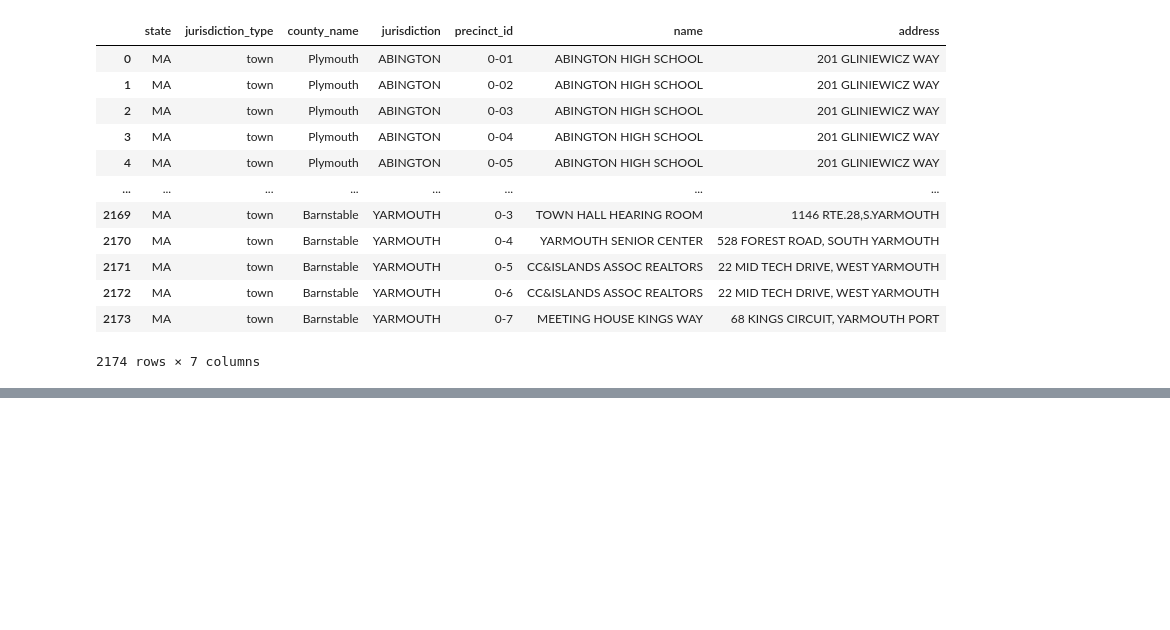
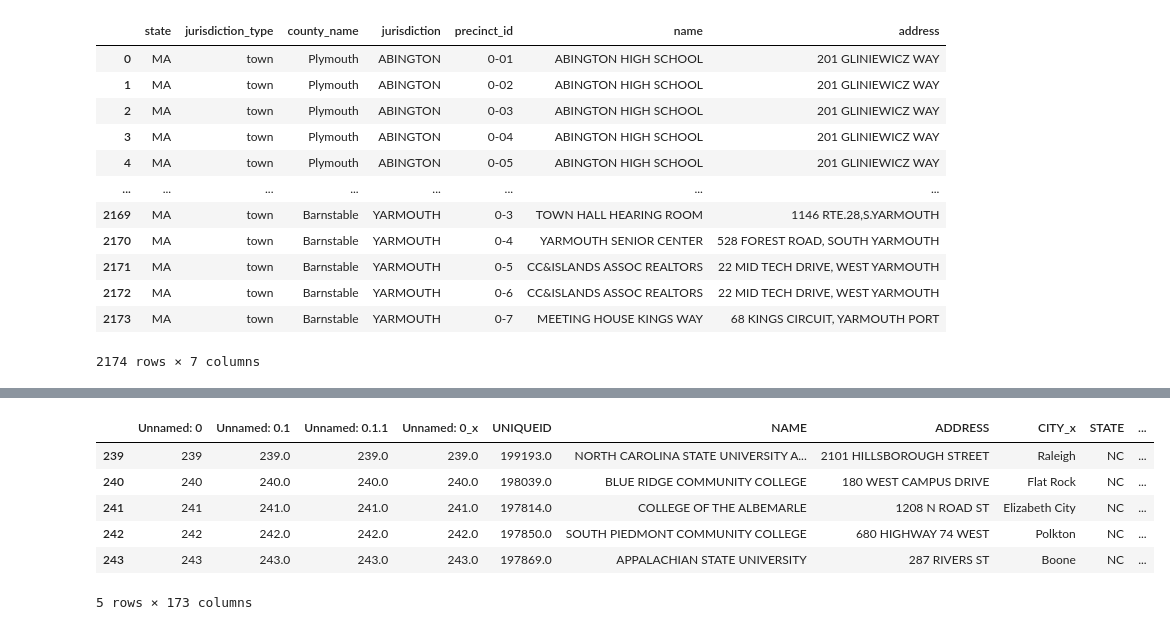
Before and after one commit to nickeubank/mtv_viacom_capstone, a Jupyter notebook: 10_code/10_prepare_data/61_clean_2018_States.ipynb, the cells around one changed output, grey strips where cells are left out. Drawn from its saved outputs; the diff is of its cells as text; code cells hidden in the pictures; blank space fills up the shorter version.

```diff
--- a/10_code/10_prepare_data/61_clean_2018_States.ipynb
+++ b/10_code/10_prepare_data/61_clean_2018_States.ipynb
@@ -172,0 +202,11 @@ data.to_csv(f"../../20_intermediate_files/10_polling_places/2018_Polling_Clean/c
+# %%
+new_states = df[df['STATE'].isin(['MI' , 'WI' , 'FL' , 'GA' , 'TX' , 'NC' , 'AZ'])]
+new_states.head()
+# %% [output]
+|  | Unnamed: 0 | Unnamed: 0.1 | Unnamed: 0.1.1 | Unnamed: 0_x | UNIQUEID | NAME | ADDRESS | CITY_x | STATE | ... |
+| 239 | 239 | 239.0 | 239.0 | 239.0 | 199193.0 | NORTH CAROLINA STATE UNIVERSITY A... | 2101 HILLSBOROUGH STREET | Raleigh | NC | ... |
+| 240 | 240 | 240.0 | 240.0 | 240.0 | 198039.0 | BLUE RIDGE COMMUNITY COLLEGE | 180 WEST CAMPUS DRIVE | Flat Rock | NC | ... |
+| 241 | 241 | 241.0 | 241.0 | 241.0 | 197814.0 | COLLEGE OF THE ALBEMARLE | 1208 N ROAD ST | Elizabeth City | NC | ... |
+| 242 | 242 | 242.0 | 242.0 | 242.0 | 197850.0 | SOUTH PIEDMONT COMMUNITY COLLEGE | 680 HIGHWAY 74 WEST | Polkton | NC | ... |
+| 243 | 243 | 243.0 | 243.0 | 243.0 | 197869.0 | APPALACHIAN STATE UNIVERSITY | 287 RIVERS ST | Boone | NC | ... |
+5 rows × 173 columns
```
Also changed, not shown: parts of 10 cells of this notebook.
